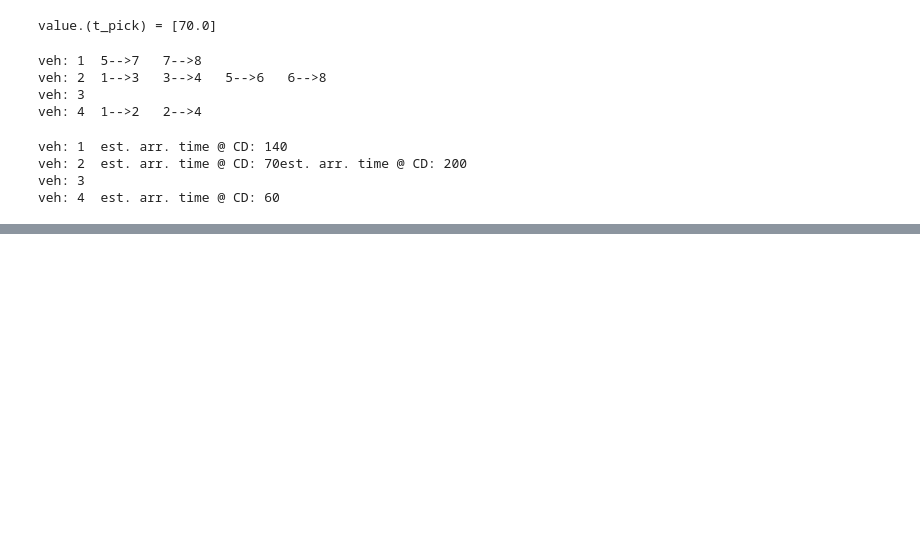
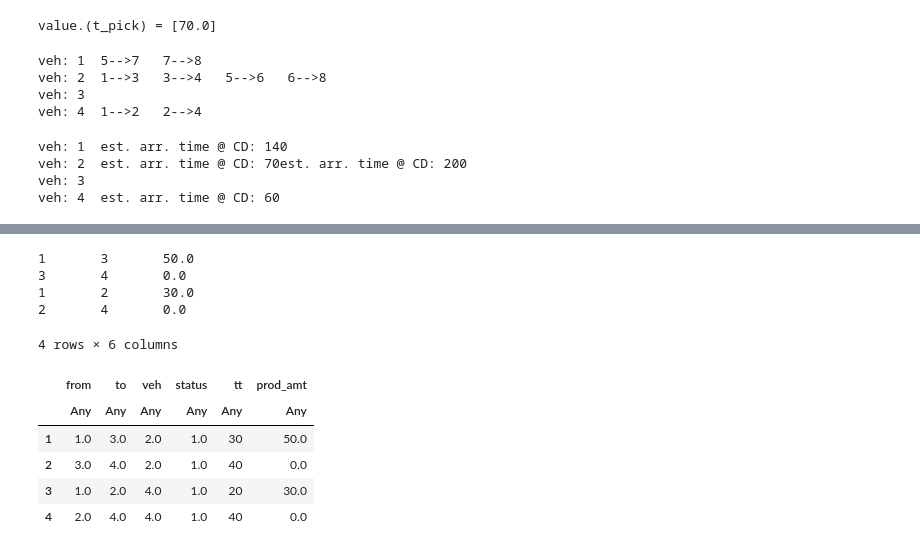
Before and after one commit to far24/optim_freight, a Jupyter notebook: cross-dock/julia_jump/research_code.ipynb, the cells around one changed output, grey strips where cells are left out. Drawn from its saved outputs; the diff is of its cells as text; code cells hidden in the pictures; blank space fills up the shorter version.

```diff
--- a/cross-dock/julia_jump/research_code.ipynb
+++ b/cross-dock/julia_jump/research_code.ipynb
@@ -397,0 +417,19 @@ LoadError: iteration is deliberately unsupported for CartesianIndex. Use `I` rat
+# %%
+mvmt_pick = DataFrame(from=[], to=[], veh=[], status=[])
+mvmt_del = DataFrame(from=[], to=[], veh=[], status=[])
+
+for k in keys(x_ijk)
+    val = getvalue.(x_ijk[k])
+    print([Tuple(k)...][2]) # vehicles end node of a movement
+    end_node = [Tuple(k)...][2]
+
+    # record the routing of pickup process
+    if val > 0 && end_node <= 4
+        push!(mvmt_pick, vcat([Tuple(k)...], val))
+    end
+
+    # record the routing of delivery process
+    if val > 0 && end_node > 4
+        push!(mvmt_del, vcat([Tuple(k)...], val))
+    end
+end
@@ -397,0 +458,29 @@ LoadError: iteration is deliberately unsupported for CartesianIndex. Use `I` rat
+# %%
+# inialize empty array to capture travel time, tt
+tt_pick = []
+prod_pick = []
+for i=1:nrow(mvmt_pick)
+    x = Int(mvmt_pick[i,1])
+    y = Int(mvmt_pick[i,2])
+    prod_amt = pick_amt[y, 2]
+    print(x, "\t", y, "\t", prod_amt, "\n")
+    append!(tt_pick,t_ij[x,y]) ## append data to the tt array
+    append!(prod_pick,prod_amt)
+end
+
+tt_pick
+prod_pick
+insert!(mvmt_pick, 5, tt_pick, :tt)
+insert!(mvmt_pick, 6, prod_pick, :prod_amt)
+# %% [output]
+1       3       50.0
+3       4       0.0
+1       2       30.0
+2       4       0.0
+4 rows × 6 columns
+|  | from | to | veh | status | tt | prod_amt |
+|  | Any | Any | Any | Any | Any | Any |
+| 1 | 1.0 | 3.0 | 2.0 | 1.0 | 30 | 50.0 |
+| 2 | 3.0 | 4.0 | 2.0 | 1.0 | 40 | 0.0 |
+| 3 | 1.0 | 2.0 | 4.0 | 1.0 | 20 | 30.0 |
+| 4 | 2.0 | 4.0 | 4.0 | 1.0 | 40 | 0.0 |
```
Also changed, not shown: parts of 12 cells of this notebook.
